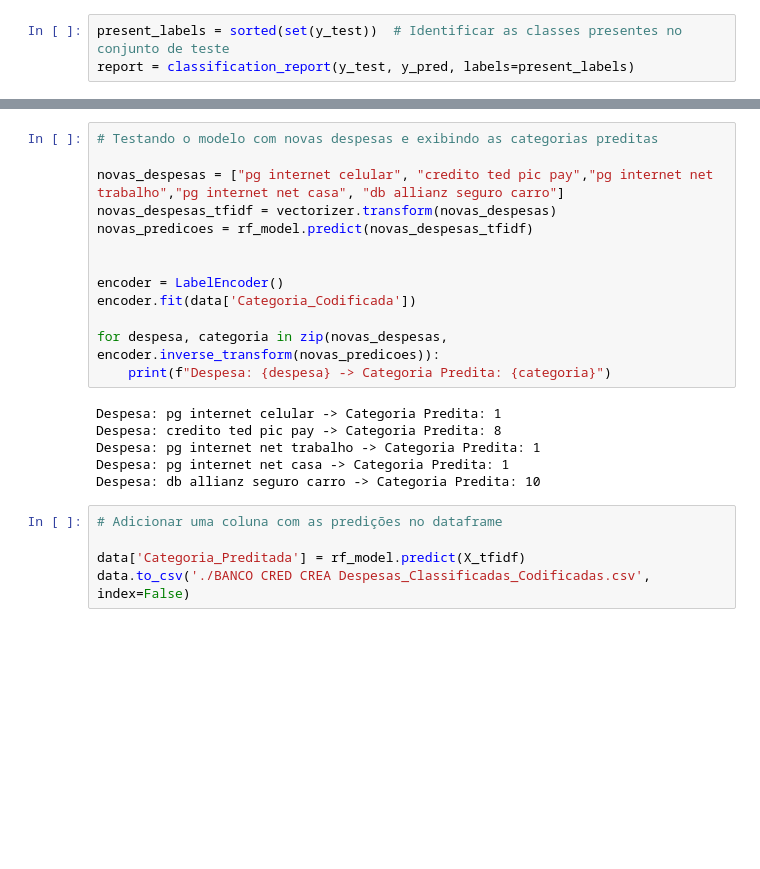
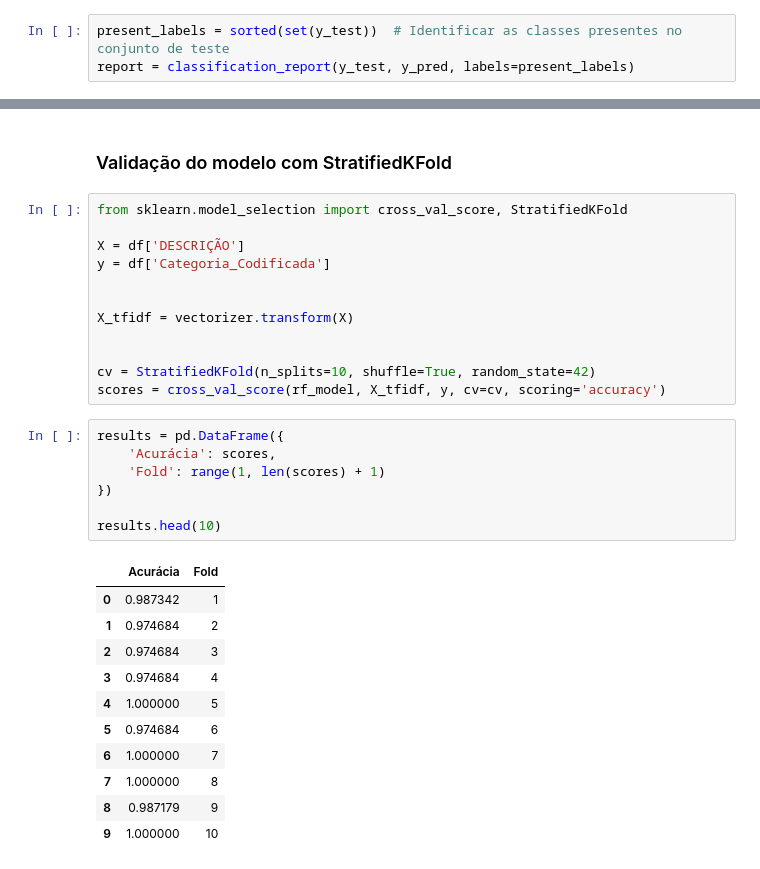
Before and after one commit to Chroma-CESAR/model_bancoCrea, a Jupyter notebook: model.ipynb, the cells around one changed output, grey strips where cells are left out. Cells and saved outputs as stored; diff of their text form; blank space fills up the shorter version.

```diff
--- a/model.ipynb
+++ b/model.ipynb
@@ -123,24 +92,33 @@ weighted avg       0.92      0.93      0.91        27
-# %%
-# Testando o modelo com novas despesas e exibindo as categorias preditas
-
-novas_despesas = ["pg internet celular", "credito ted pic pay","pg internet net trabalho","pg internet net casa", "db allianz seguro carro"]
-novas_despesas_tfidf = vectorizer.transform(novas_despesas)
-novas_predicoes = rf_model.predict(novas_despesas_tfidf)
-
-
-encoder = LabelEncoder()
-encoder.fit(data['Categoria_Codificada'])
-
-for despesa, categoria in zip(novas_despesas, encoder.inverse_transform(novas_predicoes)):
-    print(f"Despesa: {despesa} -> Categoria Predita: {categoria}")
-# %% [output]
-Despesa: pg internet celular -> Categoria Predita: 1
-Despesa: credito ted pic pay -> Categoria Predita: 8
-Despesa: pg internet net trabalho -> Categoria Predita: 1
-Despesa: pg internet net casa -> Categoria Predita: 1
-Despesa: db allianz seguro carro -> Categoria Predita: 10
-# %%
-# Adicionar uma coluna com as predições no dataframe
-
-data['Categoria_Preditada'] = rf_model.predict(X_tfidf)
-data.to_csv('./BANCO CRED CREA Despesas_Classificadas_Codificadas.csv', index=False)
+# %% [markdown]
+### Validação do modelo com StratifiedKFold
+# %%
+from sklearn.model_selection import cross_val_score, StratifiedKFold
+
+X = df['DESCRIÇÃO']
+y = df['Categoria_Codificada']
+
+
+X_tfidf = vectorizer.transform(X)
+
+
+cv = StratifiedKFold(n_splits=10, shuffle=True, random_state=42)
+scores = cross_val_score(rf_model, X_tfidf, y, cv=cv, scoring='accuracy')
+# %%
+results = pd.DataFrame({
+    'Acurácia': scores,
+    'Fold': range(1, len(scores) + 1)
+})
+
+results.head(10)
+# %% [output]
+|  | Acurácia | Fold |
+| 0 | 0.987342 | 1 |
+| 1 | 0.974684 | 2 |
+| 2 | 0.974684 | 3 |
+| 3 | 0.974684 | 4 |
+| 4 | 1.000000 | 5 |
+| 5 | 0.974684 | 6 |
+| 6 | 1.000000 | 7 |
+| 7 | 1.000000 | 8 |
+| 8 | 0.987179 | 9 |
+| 9 | 1.000000 | 10 |
```
Also changed, not shown: parts of 26 cells of this notebook, 5 other files.
